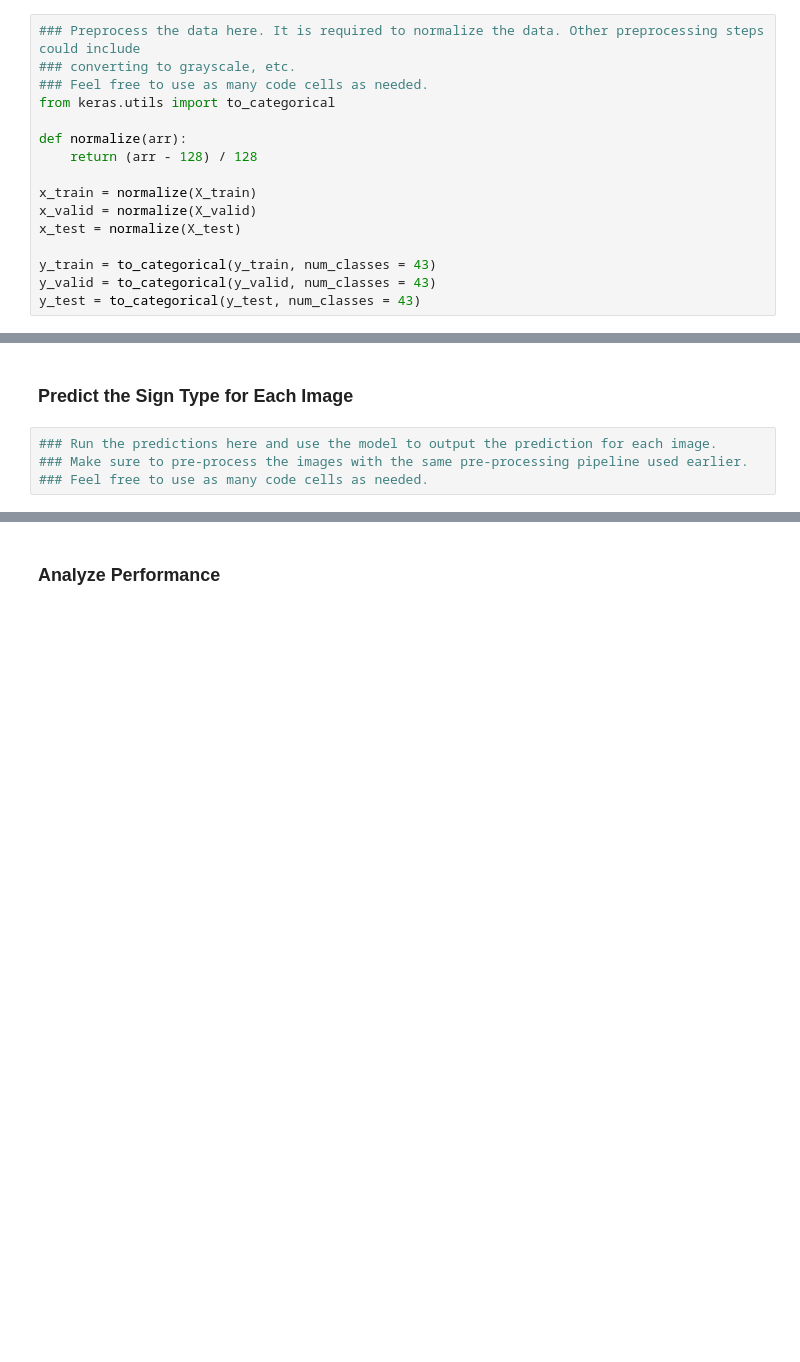
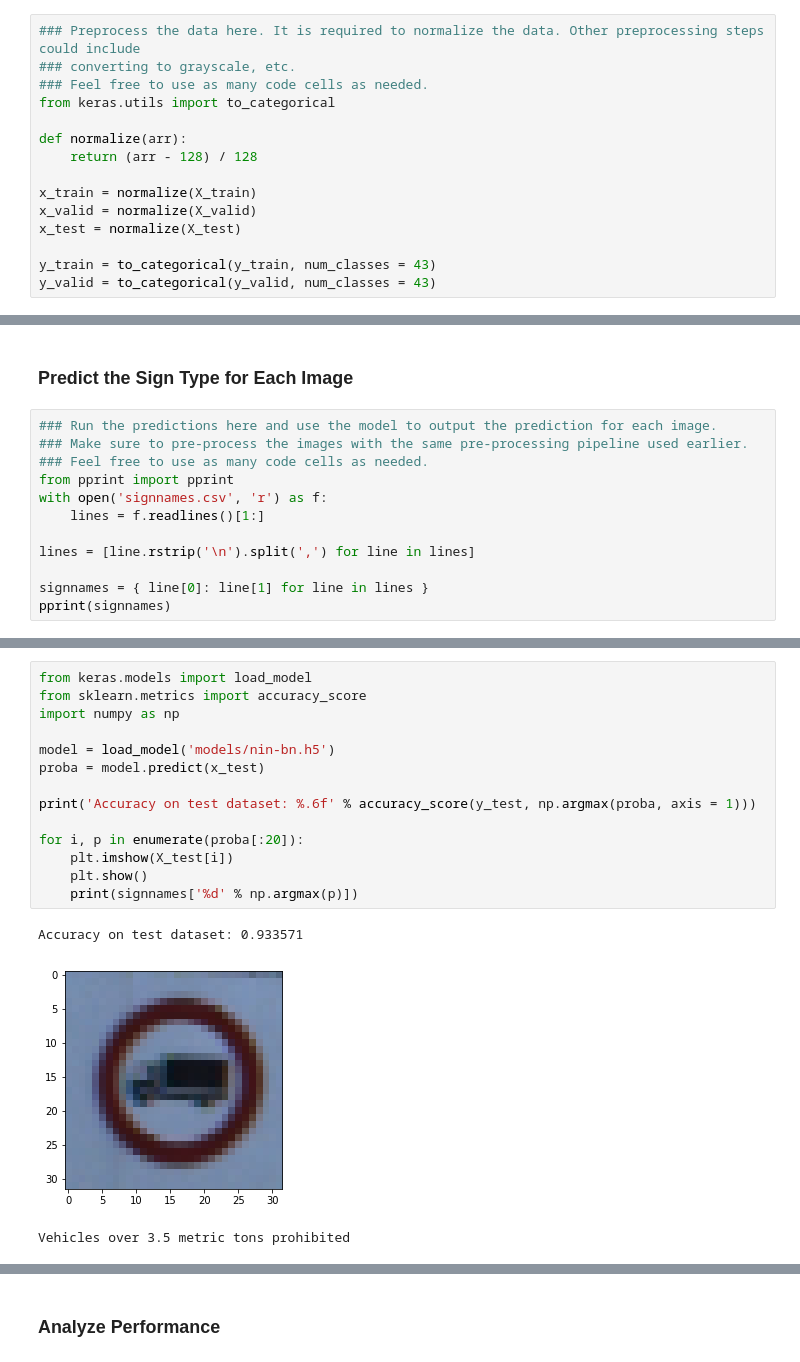
Before and after one commit to st9007a/CarND-Traffic-Sign-Classifier-Project, a Jupyter notebook: Traffic_Sign_Classifier.ipynb, the cells around one changed output, grey strips where cells are left out. Saved outputs shown, nothing was run; the diff lists cells and outputs as text; blank space fills up the shorter version.

```diff
--- a/Traffic_Sign_Classifier.ipynb
+++ b/Traffic_Sign_Classifier.ipynb
@@ -146,7 +146,6 @@ x_test = normalize(X_test)
 
 y_train = to_categorical(y_train, num_classes = 43)
 y_valid = to_categorical(y_valid, num_classes = 43)
-y_test = to_categorical(y_test, num_classes = 43)
 # %% [output]
 Using TensorFlow backend.
 # %% [markdown]
@@ -231,3 +234,11 @@ You may find `signnames.csv` useful as it contains mappings from the class id (i
 ### Run the predictions here and use the model to output the prediction for each image.
 ### Make sure to pre-process the images with the same pre-processing pipeline used earlier.
 ### Feel free to use as many code cells as needed.
+from pprint import pprint
+with open('signnames.csv', 'r') as f:
+    lines = f.readlines()[1:]
+
+lines = [line.rstrip('\n').split(',') for line in lines]
+
+signnames = { line[0]: line[1] for line in lines }
+pprint(signnames)
@@ -233,0 +263,18 @@ You may find `signnames.csv` useful as it contains mappings from the class id (i
+# %%
+from keras.models import load_model
+from sklearn.metrics import accuracy_score
+import numpy as np
+
+model = load_model('models/nin-bn.h5')
+proba = model.predict(x_test)
+
+print('Accuracy on test dataset: %.6f' % accuracy_score(y_test, np.argmax(proba, axis = 1)))
+
+for i, p in enumerate(proba[:20]):
+    plt.imshow(X_test[i])
+    plt.show()
+    print(signnames['%d' % np.argmax(p)])
+# %% [output]
+Accuracy on test dataset: 0.933571
+[figure, added]
+Vehicles over 3.5 metric tons prohibited
```
Also changed, not shown: parts of 8 cells of this notebook, 5 other files.
